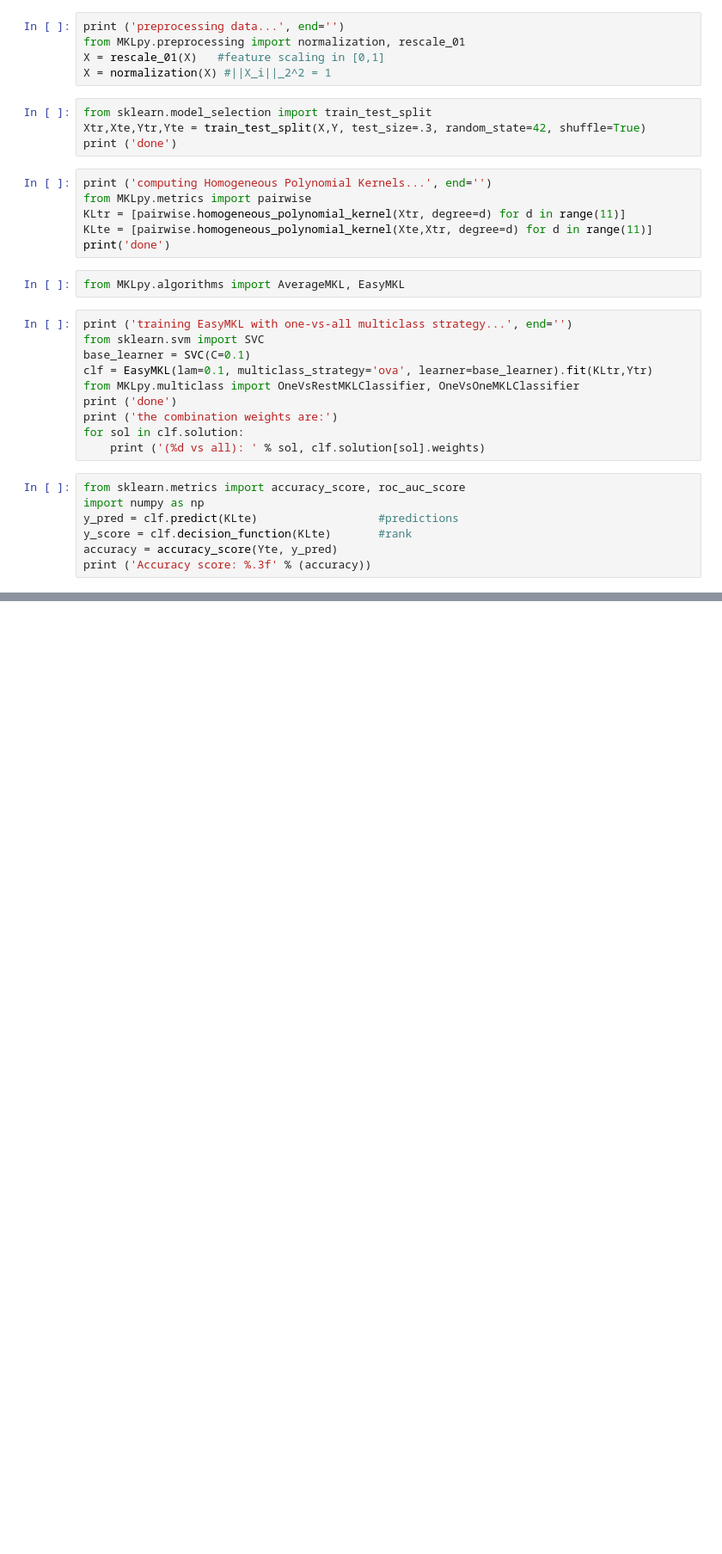
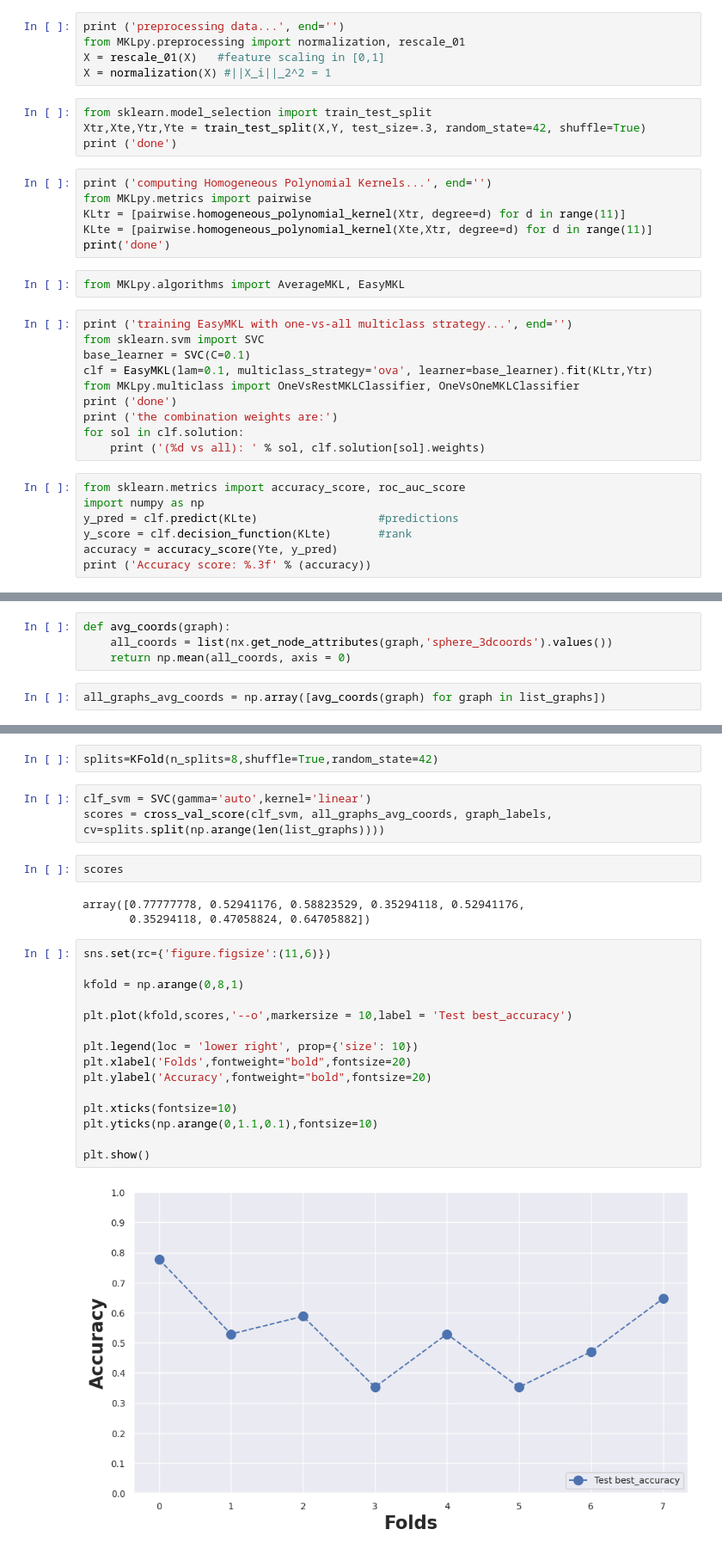
Before and after one commit to Rohit3594/Graph_matching, a Jupyter notebook: Matlab_MGM_affintiy_gen/Multi-Kernel on OASIS.ipynb, the cells around one changed output, grey strips where cells are left out. Shown at 86% size. Drawn from its saved outputs; the diff is of its cells as text; blank space fills up the shorter version.

```diff
--- a/Matlab_MGM_affintiy_gen/Multi-Kernel on OASIS.ipynb
+++ b/Matlab_MGM_affintiy_gen/Multi-Kernel on OASIS.ipynb
@@ -67,0 +116,6 @@ print ('Accuracy score: %.3f' % (accuracy))
+# %%
+def avg_coords(graph):
+    all_coords = list(nx.get_node_attributes(graph,'sphere_3dcoords').values())
+    return np.mean(all_coords, axis = 0)
+# %%
+all_graphs_avg_coords = np.array([avg_coords(graph) for graph in list_graphs])
@@ -67,0 +130,27 @@ print ('Accuracy score: %.3f' % (accuracy))
+# %%
+splits=KFold(n_splits=8,shuffle=True,random_state=42)
+# %%
+clf_svm = SVC(gamma='auto',kernel='linear')
+scores = cross_val_score(clf_svm, all_graphs_avg_coords, graph_labels, cv=splits.split(np.arange(len(list_graphs))))
+# %%
+scores
+# %% [output]
+array([0.77777778, 0.52941176, 0.58823529, 0.35294118, 0.52941176,
+       0.35294118, 0.47058824, 0.64705882])
+# %%
+sns.set(rc={'figure.figsize':(11,6)})
+
+kfold = np.arange(0,8,1)
+
+plt.plot(kfold,scores,'--o',markersize = 10,label = 'Test best_accuracy')
+
+plt.legend(loc = 'lower right', prop={'size': 10})
+plt.xlabel('Folds',fontweight="bold",fontsize=20)
+plt.ylabel('Accuracy',fontweight="bold",fontsize=20)
+
+plt.xticks(fontsize=10)
+plt.yticks(np.arange(0,1.1,0.1),fontsize=10)
+
+plt.show()
+# %% [output]
+[figure, added]
```
Also changed, not shown: parts of 14 cells of this notebook, 45 other files.
